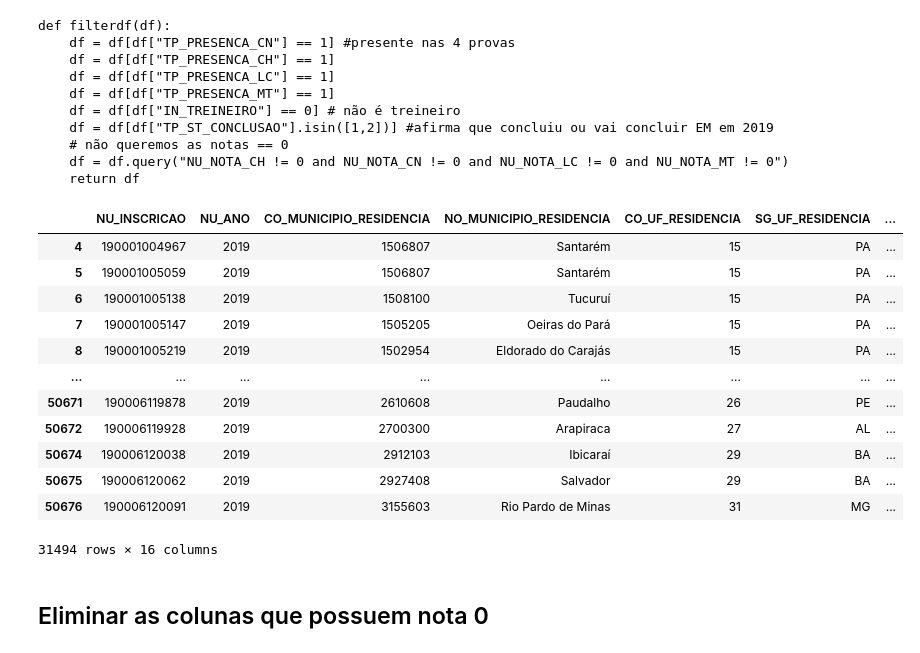
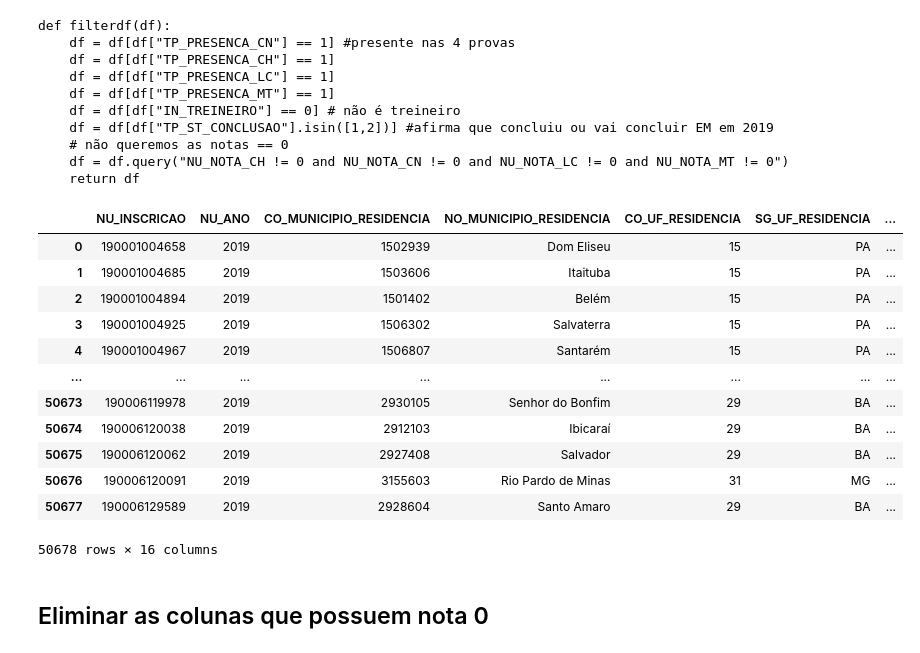
Before and after one commit to atp/enem, a Jupyter notebook: 00-PrepareData.ipynb, the cells around one changed output. Drawn from its saved outputs; the diff is of its cells as text; code cells hidden in the pictures.

```diff
--- a/00-PrepareData.ipynb
+++ b/00-PrepareData.ipynb
@@ -123,22 +104,26 @@ with open(fn+'-filter_conditions.txt','w') as f:
     f.write(filter_conditions)
 # %%
 # Selecionar apenas as colunas que desejamos trabalahr
-df_selecao = dff[["NU_INSCRICAO","NU_ANO","CO_MUNICIPIO_RESIDENCIA","NO_MUNICIPIO_RESIDENCIA","CO_UF_RESIDENCIA","SG_UF_RESIDENCIA","TP_COR_RACA","TP_SEXO","NU_IDADE","TP_ENSINO","TP_ESCOLA","NU_NOTA_CN","NU_NOTA_CH","NU_NOTA_MT","NU_NOTA_LC","NU_NOTA_REDACAO"]]
-df_selecao
+def selecao(dff):
+    df_selecao = dff[["NU_INSCRICAO","NU_ANO","CO_MUNICIPIO_RESIDENCIA","NO_MUNICIPIO_RESIDENCIA","CO_UF_RESIDENCIA","SG_UF_RESIDENCIA","TP_COR_RACA","TP_SEXO","NU_IDADE","TP_ENSINO","TP_ESCOLA","NU_NOTA_CN","NU_NOTA_CH","NU_NOTA_MT","NU_NOTA_LC","NU_NOTA_REDACAO"]]
+    return df_selecao
-# %% [output]
-|  | NU_INSCRICAO | NU_ANO | CO_MUNICIPIO_RESIDENCIA | NO_MUNICIPIO_RESIDENCIA | CO_UF_RESIDENCIA | SG_UF_RESIDENCIA | ... |
-| 4 | 190001004967 | 2019 | 1506807 | Santarém | 15 | PA | ... |
-| 5 | 190001005059 | 2019 | 1506807 | Santarém | 15 | PA | ... |
-| 6 | 190001005138 | 2019 | 1508100 | Tucuruí | 15 | PA | ... |
-| 7 | 190001005147 | 2019 | 1505205 | Oeiras do Pará | 15 | PA | ... |
-| 8 | 190001005219 | 2019 | 1502954 | Eldorado do Carajás | 15 | PA | ... |
-| ... | ... | ... | ... | ... | ... | ... | ... |
-| 50671 | 190006119878 | 2019 | 2610608 | Paudalho | 26 | PE | ... |
-| 50672 | 190006119928 | 2019 | 2700300 | Arapiraca | 27 | AL | ... |
-| 50674 | 190006120038 | 2019 | 2912103 | Ibicaraí | 29 | BA | ... |
-| 50675 | 190006120062 | 2019 | 2927408 | Salvador | 29 | BA | ... |
-| 50676 | 190006120091 | 2019 | 3155603 | Rio Pardo de Minas | 31 | MG | ... |
-31494 rows × 16 columns
+# %%
+df_selecionado = selecao(df)
+df_selecionado
+# %% [output]
+|  | NU_INSCRICAO | NU_ANO | CO_MUNICIPIO_RESIDENCIA | NO_MUNICIPIO_RESIDENCIA | CO_UF_RESIDENCIA | SG_UF_RESIDENCIA | ... |
+| 0 | 190001004658 | 2019 | 1502939 | Dom Eliseu | 15 | PA | ... |
+| 1 | 190001004685 | 2019 | 1503606 | Itaituba | 15 | PA | ... |
+| 2 | 190001004894 | 2019 | 1501402 | Belém | 15 | PA | ... |
+| 3 | 190001004925 | 2019 | 1506302 | Salvaterra | 15 | PA | ... |
+| 4 | 190001004967 | 2019 | 1506807 | Santarém | 15 | PA | ... |
+| ... | ... | ... | ... | ... | ... | ... | ... |
+| 50673 | 190006119978 | 2019 | 2930105 | Senhor do Bonfim | 29 | BA | ... |
+| 50674 | 190006120038 | 2019 | 2912103 | Ibicaraí | 29 | BA | ... |
+| 50675 | 190006120062 | 2019 | 2927408 | Salvador | 29 | BA | ... |
+| 50676 | 190006120091 | 2019 | 3155603 | Rio Pardo de Minas | 31 | MG | ... |
+| 50677 | 190006129589 | 2019 | 2928604 | Santo Amaro | 29 | BA | ... |
+50678 rows × 16 columns
 # %% [markdown]
 ## Eliminar as colunas que possuem nota 0
 # %%
```
Also changed, not shown: parts of 2 cells of this notebook, 1 other file.
